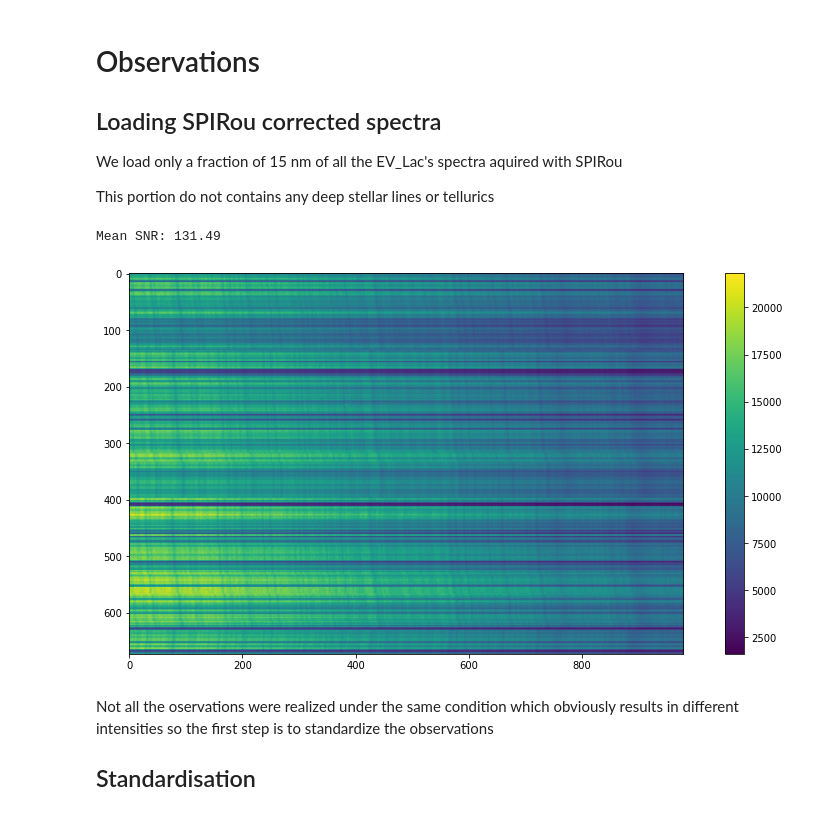
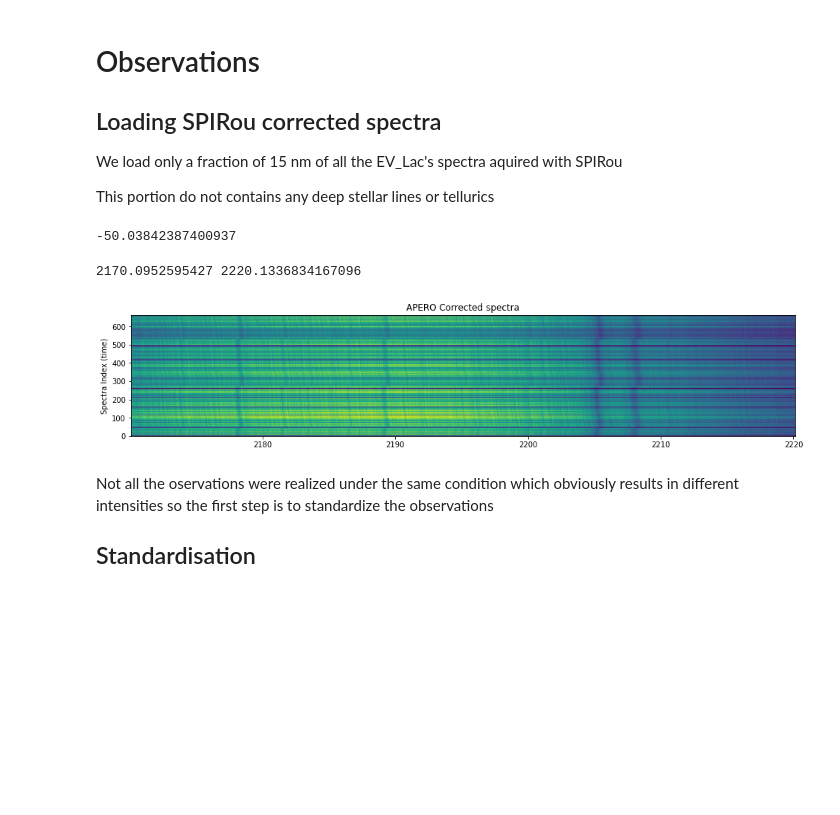
Before and after one commit to Paul-Charpentier/Generate-noise-from-custom-PSD, a Jupyter notebook: Determine_Noise.ipynb, the cells around one changed output. Cells and saved outputs as stored; diff of their text form; code cells hidden in the pictures; blank space fills up the shorter version.

```diff
--- a/Determine_Noise.ipynb
+++ b/Determine_Noise.ipynb
@@ -24,7 +25,7 @@ We load only a fraction of 15 nm of all the EV_Lac's spectra aquired with SPIRou
 
 This portion do not contains any deep stellar lines or tellurics
 # %%
-cwd = '/media/paul/One Touch11/UdeM/lbl_spirou/science/EV_LAC_TELLU05precorr'
+cwd = '/media/paul/One Touch12/UdeM/lbl_spirou/science/EV_LAC_SLINKY05'
 # %%
 os.chdir(cwd)
 lambd_all = []
@@ -35,21 +36,42 @@ for (root, dirs, file) in os.walk(cwd):
     for f in tqdm(sorted(file)):
         if 't.fits' in f:
             nthfile = fits.open(f, memmap=False)
-            lambd_all.append(nthfile[2].data[order][2892:3872])
-            flux_all.append(nthfile[1].data[order][2892:3872])
-            snrs.append(nthfile[0].header['SPEMSNR'])
+            lambd_all.append(nthfile[2].data[order][540:-540])
+            flux_all.append(nthfile[1].data[order][540:-540])
+            #snrs.append(nthfile[0].header['SPEMSNR'])
             nthfile.close()
 
 lambd_all = np.array(lambd_all)
 flux_all = np.array(flux_all)
-SNR = np.mean(snrs)
-print(f'Mean SNR: {SNR:.2f}')
+#SNR = np.mean(snrs)
+#print(f'Mean SNR: {SNR:.2f}')
-# %% [output]
-Mean SNR: 131.49
+# %%
+lambd_all[0,0]-lambd_all[0,-1]
+# %% [output]
+-50.03842387400937
+# %%
+print(lambd_all[0,0], lambd_all[0,-1])
+# %% [output]
+2170.0952595427 2220.1336834167096
+# %%
+used_times = []
+for idx in tqdm(range(len(flux_all)), leave=False):
+    flx = flux_all[idx][~np.isnan(flux_all[idx])]
+    if len(flx) == len(flux_all[0]):
+        used_times.append(True)
+    else:
+        used_times.append(False)
+
+used_times = np.array(used_times)
+
+lambd_all = lambd_all[used_times]
+flux_all = flux_all[used_times]
 # %%
-plt.figure(figsize=(15, 7))
-plt.imshow(flux_all)
-plt.colorbar()
+plt.figure(figsize=(16, 3))
+plt.imshow(flux_all, interpolation = 'none', extent=[min(lambd_all[0]), max(lambd_all[0]), 0, len(lambd_all)], aspect ='auto')
+plt.ylabel('Spectra Index (time)')
+plt.title('APERO Corrected spectra')
+plt.savefig("/media/paul/One Touch12/Paper1/noise_1.pdf", format="pdf", bbox_inches="tight")
 plt.show()
 # %% [output]
-[figure, old version]
+[figure, new version]
```
Also changed, not shown: parts of 22 cells of this notebook.
